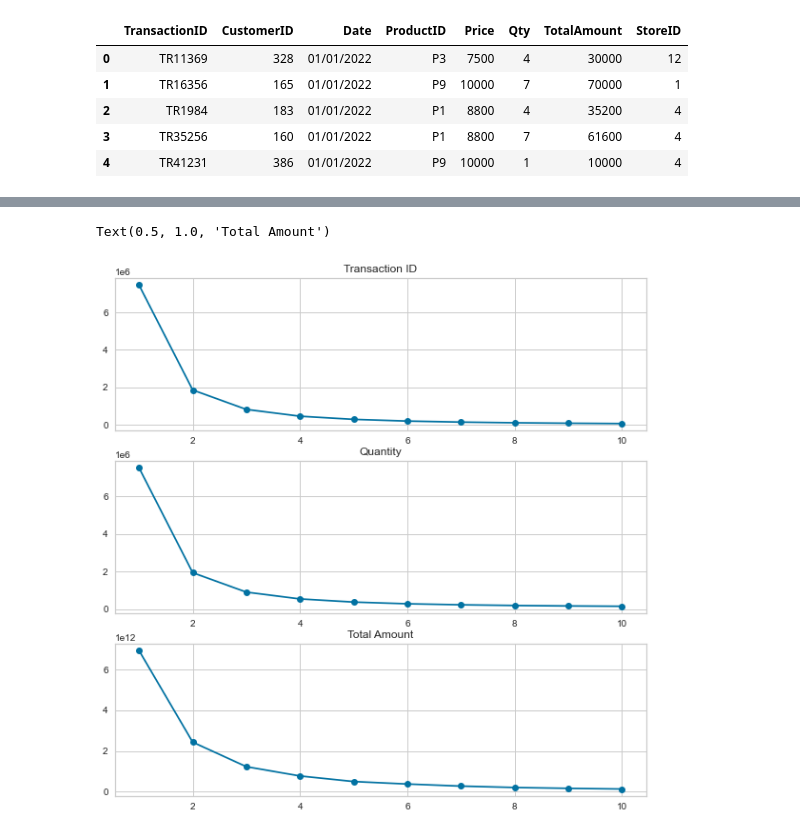
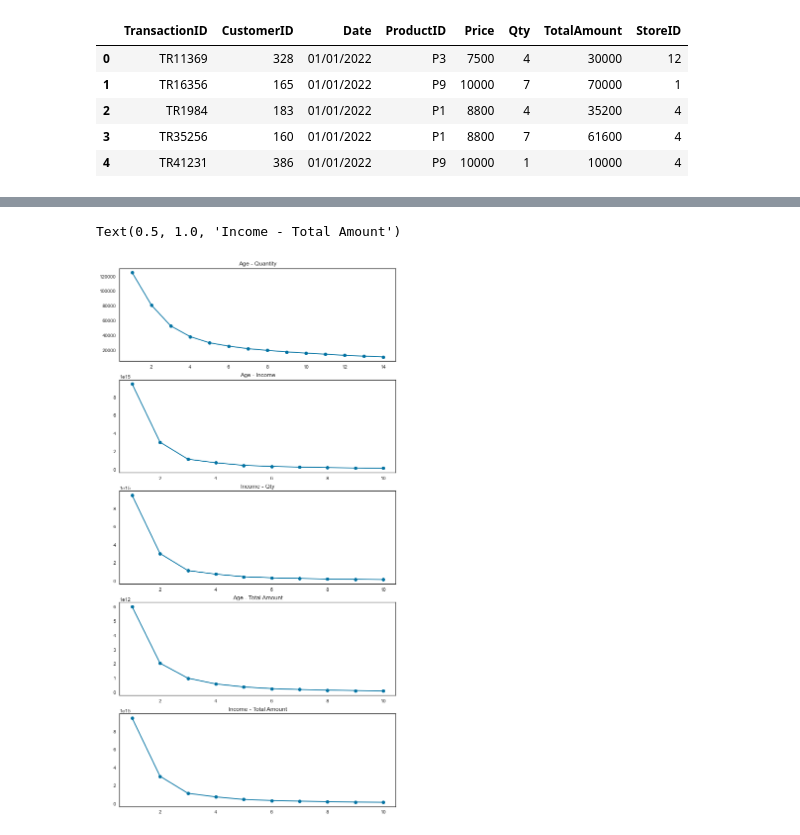
Before and after one commit to aslamfr/rakamin-data-science, a Jupyter notebook: case_kmeans.ipynb, the cells around one changed output, grey strips where cells are left out. Saved outputs shown, nothing was run; the diff lists cells and outputs as text; code cells hidden in the pictures.

```diff
--- a/case_kmeans.ipynb
+++ b/case_kmeans.ipynb
@@ -44,0 +134,8 @@ sns.pairplot(df_agg)
+# %%
+# Find 25% and 75% limit
+
+df_d = df_merge[["Qty","TotalAmount","Income","Age"]].describe()
+df_d_t = df_d.transpose()
+df_q = pd.DataFrame(df_d_t, columns=["25%","75%"])
+df_q_t = df_q.transpose()
+df_q_t
@@ -44,0 +158,4 @@ sns.pairplot(df_agg)
+# %%
+for i in columns_name :
+  sns.catplot(data=df_f,x=i, kind="box")
+plt.show()
@@ -44,0 +172,7 @@ sns.pairplot(df_agg)
+# %%
+# Removing outliers in Age cloumn
+
+df_merge_f = df_f.copy()
+df_merge_f = df_merge_f[(df_merge_f["Age"] > 10)]
+df_merge_f = df_merge_f[(df_merge_f["Income"] > 0)]
+df_merge_f.reset_index()
@@ -59,35 +231,57 @@ Text(0, 0.5, 'Total Amount')
 # %%
 # Elbow method to find the best number of cluster
 
-d1 = df_agg[["CustomerID","TransactionID"]]
-d2 = df_agg[["CustomerID","Qty"]]
-d3 = df_agg[["CustomerID","TotalAmount"]]
+# Income multiplied by 1000 in order to avoid wrong clustering
+df_merge_f["Income"] = df_merge_f["Income"].multiply(1000)
 
-fig, axs = plt.subplots(3, figsize=(10,10))
+d1 = df_merge_f[["Age","Qty"]]
+d2 = df_merge_f[["Age","Income"]]
+d3 = df_merge_f[["Income","Qty"]]
+d4 = df_merge_f[["Age","TotalAmount"]]
+d5 = df_merge_f[["Income","TotalAmount"]]
+
+# Elbow method
+fig, axs = plt.subplots(5, figsize=(10,20))
 
 x = []
-for i in range(1,11):
+for i in range(1,15):
     kmeans = KMeans(n_clusters=i)
     kmeans.fit(d1)
     x.append(kmeans.inertia_)
-axs[0].plot(range(1,11), x, marker="o")
-axs[0].set_title("Transaction ID")
+axs[0].plot(range(1,15), x, marker="o")
+axs[0].set_title("Age - Quantity")
 
 x2 = []
 for i in range(1,11):
     kmeans = KMeans(n_clusters=i)
     kmeans.fit(d2)
     x2.append(kmeans.inertia_)
 axs[1].plot(range(1,11), x2, marker="o")
-axs[1].set_title("Quantity")
+axs[1].set_title("Age - Income")
 
 x3 = []
 for i in range(1,11):
     kmeans = KMeans(n_clusters=i)
     kmeans.fit(d3)
     x3.append(kmeans.inertia_)
 axs[2].plot(range(1,11), x3, marker="o")
-axs[2].set_title("Total Amount")
+axs[2].set_title("Income - Qty")
+
+x4 = []
+for i in range(1,11):
+    kmeans = KMeans(n_clusters=i)
+    kmeans.fit(d4)
+    x4.append(kmeans.inertia_)
+axs[3].plot(range(1,11), x4, marker="o")
+axs[3].set_title("Age - Total Amount")
+
+x5 = []
+for i in range(1,11):
+    kmeans = KMeans(n_clusters=i)
+    kmeans.fit(d5)
+    x5.append(kmeans.inertia_)
+axs[4].plot(range(1,11), x5, marker="o")
+axs[4].set_title("Income - Total Amount")
 # %% [output]
-Text(0.5, 1.0, 'Total Amount')
+Text(0.5, 1.0, 'Income - Total Amount')
-[figure, old version]
+[figure, new version]
```
Also changed, not shown: parts of 26 cells of this notebook, 1 other file.
